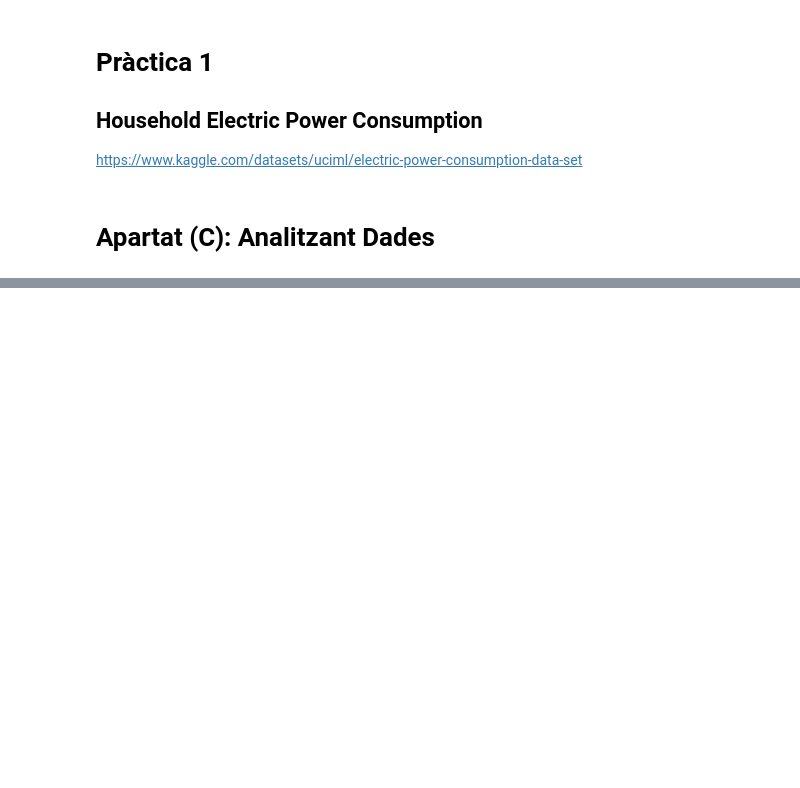
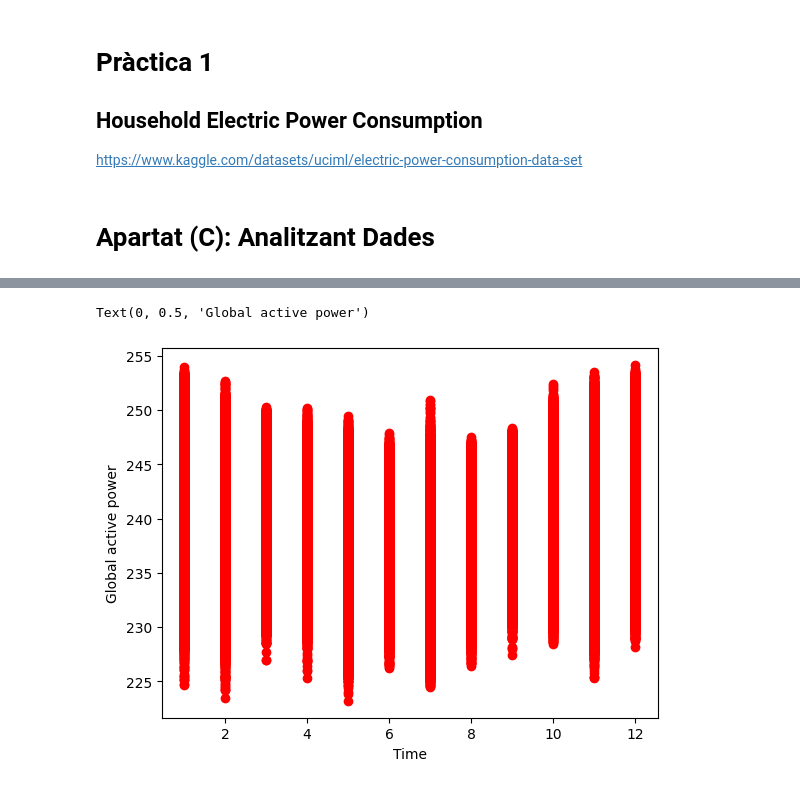
Before and after one commit to Cristianperezd/Machine-Learning---Practica-1, a Jupyter notebook: Práctica 1.ipynb, the cells around one changed output, grey strips where cells are left out. Cells and saved outputs as stored; diff of their text form; code cells hidden in the pictures; blank space fills up the shorter version.

```diff
--- a/Práctica 1.ipynb
+++ b/Práctica 1.ipynb
@@ -52,0 +139,7 @@ memory usage: 126.7+ MB
+# %%
+#air_quality["month"] = air_quality["datetime"].dt.month
+
+db1["month"] = db1.index.month
+
+
+db1.head()
@@ -52,0 +154,10 @@ memory usage: 126.7+ MB
+# %%
+x = db1.month
+y = db1.Voltage
+
+plt.scatter(x,y,color = "red")
+plt.xlabel("Time")
+plt.ylabel("Global active power")
+# %% [output]
+Text(0, 0.5, 'Global active power')
+[figure, added]
```
Also changed, not shown: parts of 9 cells of this notebook, 1 other file.
